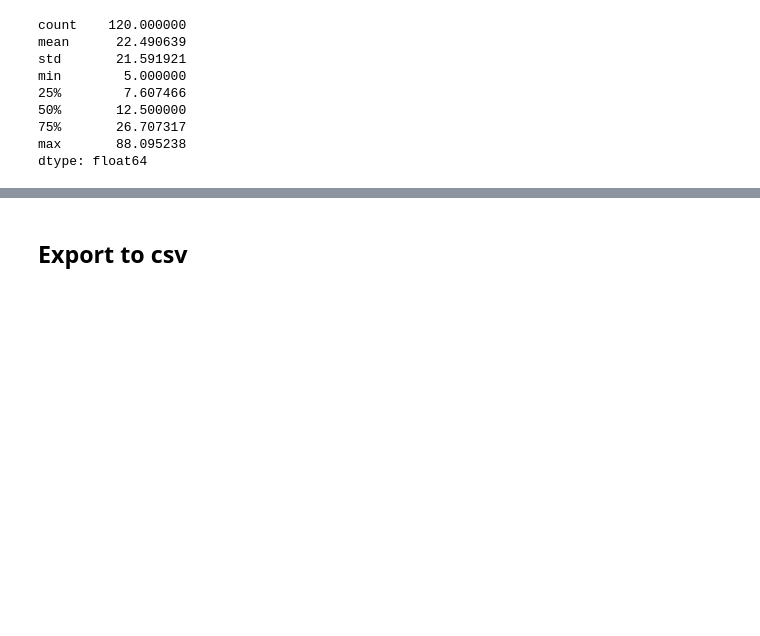
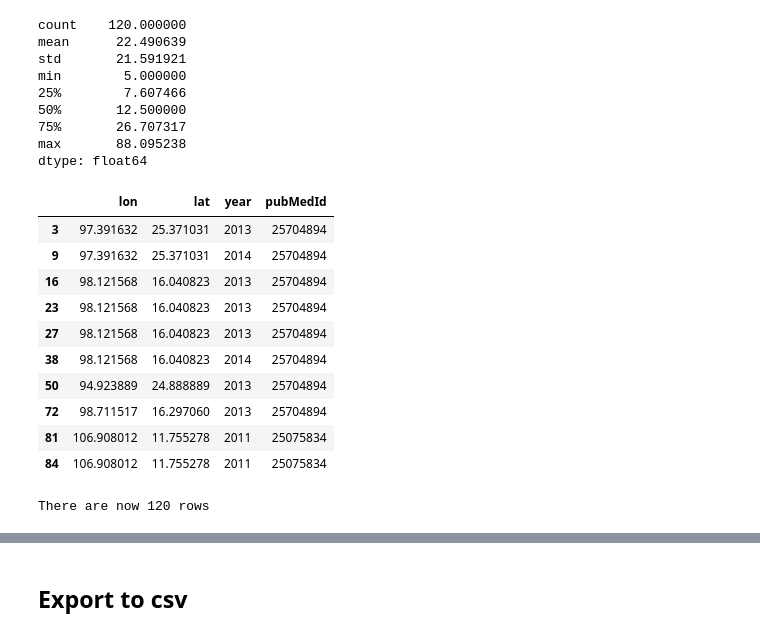
Before and after one commit to chris-creditdesign/nature-malaria-prep, a Jupyter notebook: Process k13 data.ipynb, the cells around one changed output, grey strips where cells are left out. Drawn from its saved outputs; the diff is of its cells as text; code cells hidden in the pictures; blank space fills up the shorter version.

```diff
--- a/Process k13 and Partner Drug data.ipynb
+++ b/Process k13 data.ipynb
@@ -230,3 +230,23 @@ min        5.000000
 75%       26.707317
 max       88.095238
 dtype: float64
+# %%
+reduced = k13_countries_val_mutations_size_prevalence[["lon","lat","year","pubMedId"]].copy()
+# %%
+reduced.head(10)
+# %% [output]
+|  | lon | lat | year | pubMedId |
+| 3 | 97.391632 | 25.371031 | 2013 | 25704894 |
+| 9 | 97.391632 | 25.371031 | 2014 | 25704894 |
+| 16 | 98.121568 | 16.040823 | 2013 | 25704894 |
+| 23 | 98.121568 | 16.040823 | 2013 | 25704894 |
+| 27 | 98.121568 | 16.040823 | 2013 | 25704894 |
+| 38 | 98.121568 | 16.040823 | 2014 | 25704894 |
+| 50 | 94.923889 | 24.888889 | 2013 | 25704894 |
+| 72 | 98.711517 | 16.297060 | 2013 | 25704894 |
+| 81 | 106.908012 | 11.755278 | 2011 | 25075834 |
+| 84 | 106.908012 | 11.755278 | 2011 | 25075834 |
+# %%
+print "There are now", len(reduced), "rows"
+# %% [output]
+There are now 120 rows
```
Also changed, not shown: parts of 4 cells of this notebook, 16 other files.
